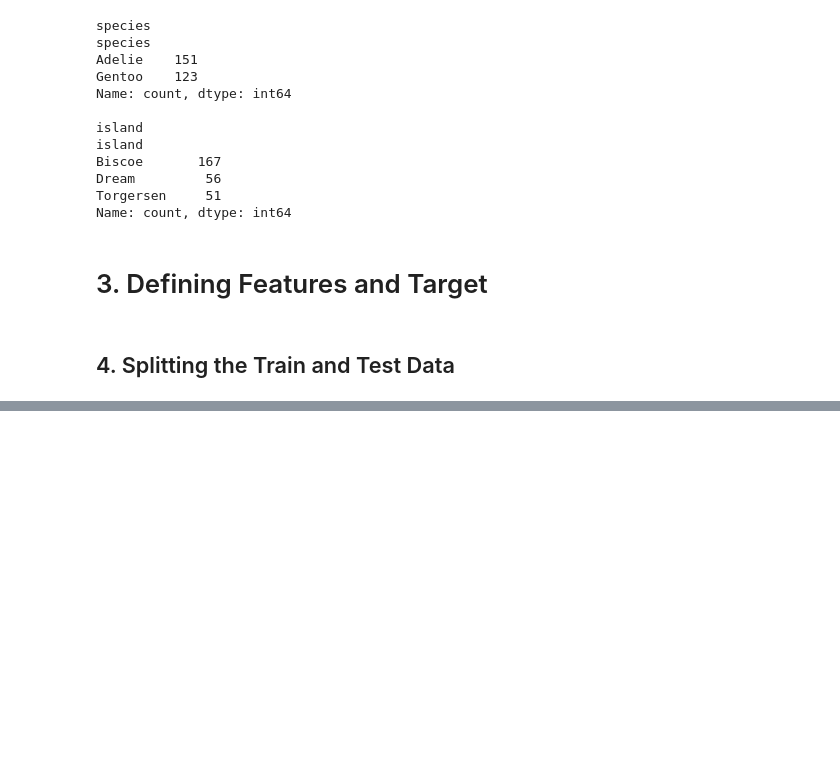
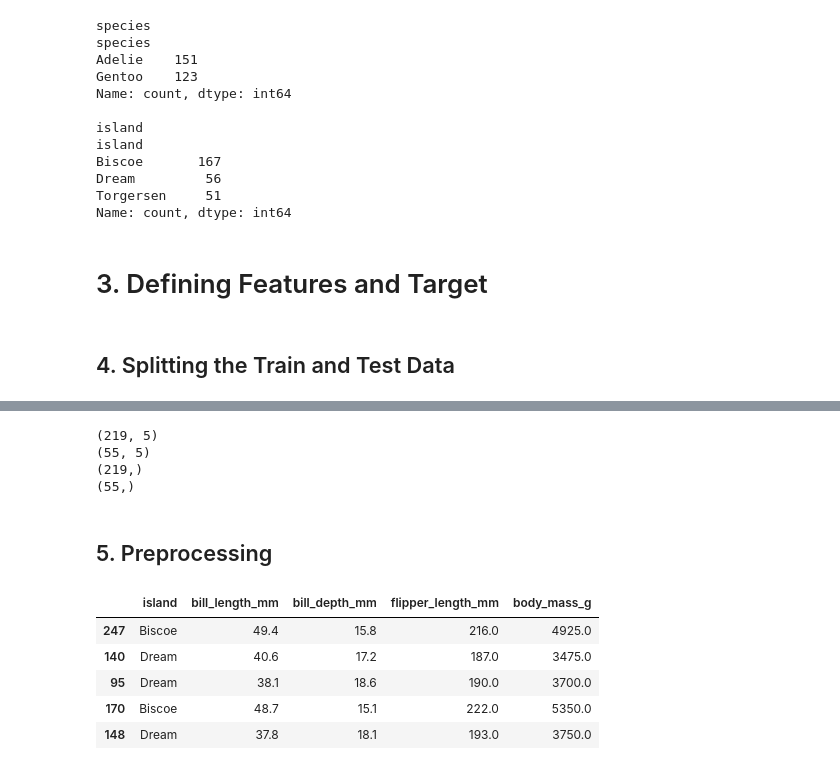
Before and after one commit to OleSuyaye/penguin-species-prediction, a Jupyter notebook: notebooks/01_logistic_regression_penguins.ipynb, the cells around one changed output, grey strips where cells are left out. Drawn from its saved outputs; the diff is of its cells as text; code cells hidden in the pictures; blank space fills up the shorter version.

```diff
--- a/notebooks/01_logistic_regression_penguins.ipynb
+++ b/notebooks/01_logistic_regression_penguins.ipynb
@@ -122,0 +152,23 @@ y = penguin_dataset["species"]
+# %%
+# Verifying sizes of the split data
+print(X_train.shape)
+print(X_test.shape)
+print(y_train.shape)
+print(y_test.shape)
+# %% [output]
+(219, 5)
+(55, 5)
+(219,)
+(55,)
+# %% [markdown]
+## 5. Preprocessing
+# %%
+# Checking the training data
+X_train.head()
+# %% [output]
+|  | island | bill_length_mm | bill_depth_mm | flipper_length_mm | body_mass_g |
+| 247 | Biscoe | 49.4 | 15.8 | 216.0 | 4925.0 |
+| 140 | Dream | 40.6 | 17.2 | 187.0 | 3475.0 |
+| 95 | Dream | 38.1 | 18.6 | 190.0 | 3700.0 |
+| 170 | Biscoe | 48.7 | 15.1 | 222.0 | 5350.0 |
+| 148 | Dream | 37.8 | 18.1 | 193.0 | 3750.0 |
```
Also changed, not shown: parts of 9 cells of this notebook.
